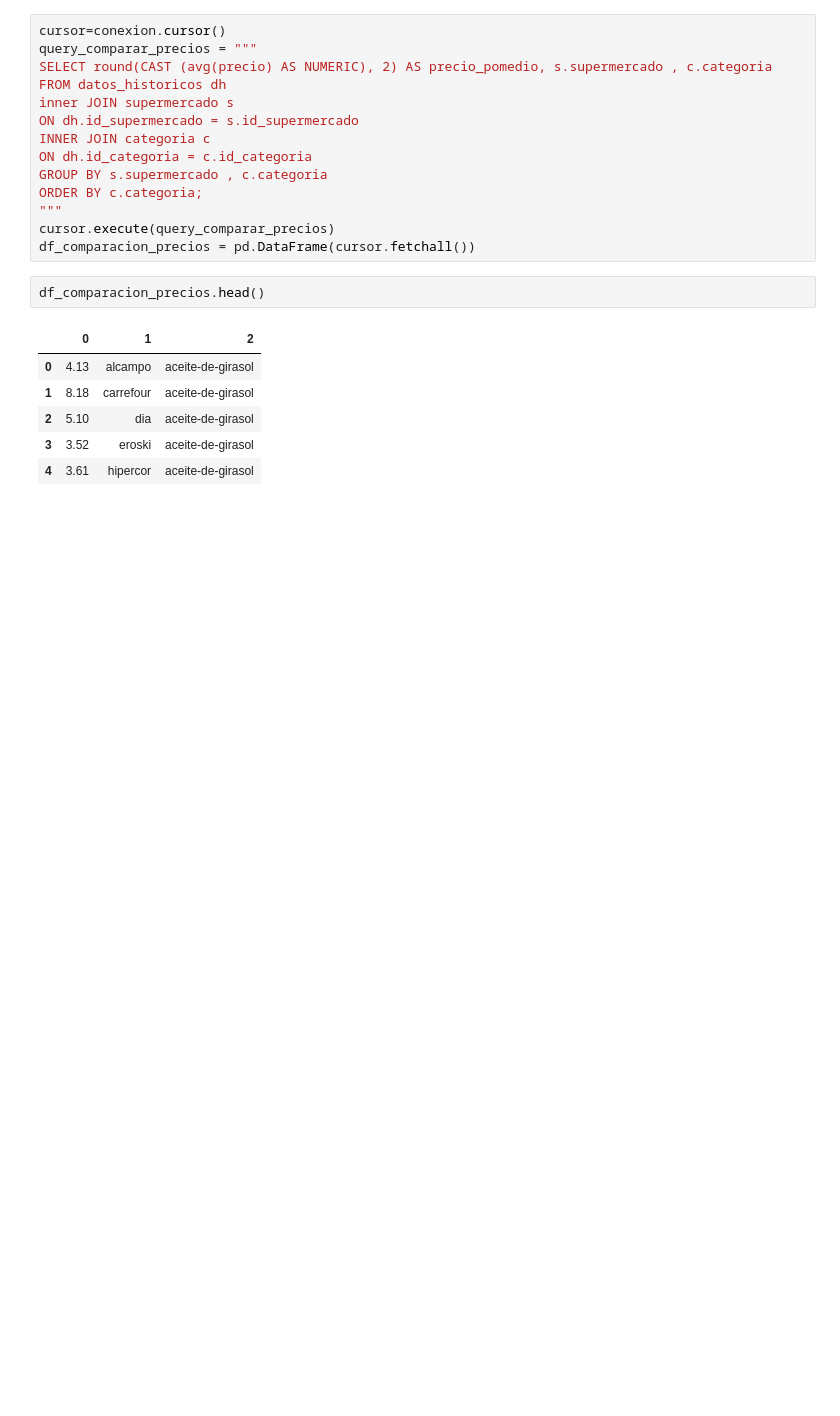
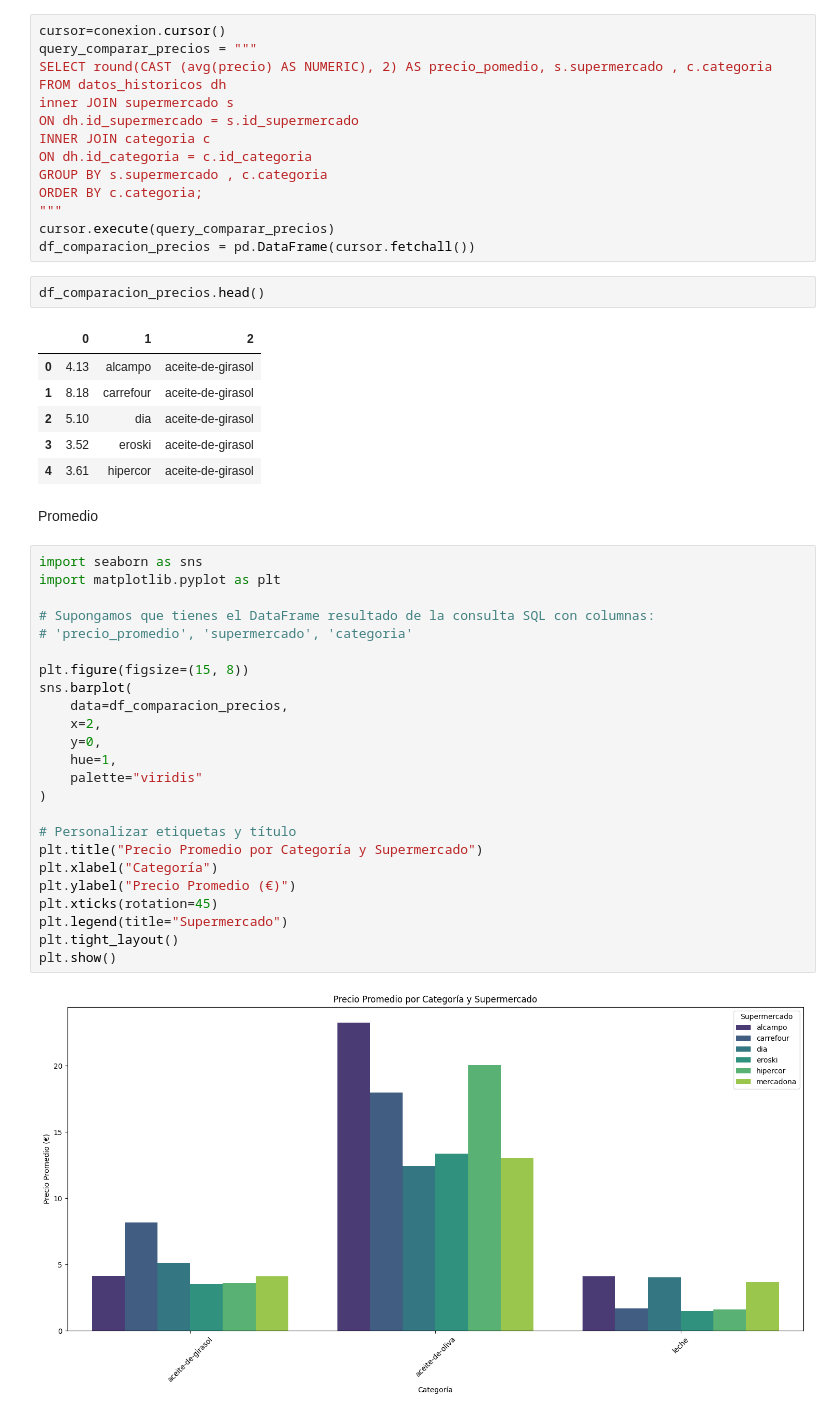
Before and after one commit to ngcarvajall/Proyecto1-AnalisisFacua, a Jupyter notebook: Notebooks/EDA.ipynb, the cells around one changed output. Cells and saved outputs as stored; diff of their text form; blank space fills up the shorter version.

```diff
--- a/Notebooks/EDA.ipynb
+++ b/Notebooks/EDA.ipynb
@@ -588,3 +693,31 @@ df_comparacion_precios.head()
 | 2 | 5.10 | dia | aceite-de-girasol |
 | 3 | 3.52 | eroski | aceite-de-girasol |
 | 4 | 3.61 | hipercor | aceite-de-girasol |
+# %% [markdown]
+Promedio
+# %%
+import seaborn as sns
+import matplotlib.pyplot as plt
+
+# Supongamos que tienes el DataFrame resultado de la consulta SQL con columnas:
+# 'precio_promedio', 'supermercado', 'categoria'
+
+plt.figure(figsize=(15, 8))
+sns.barplot(
+    data=df_comparacion_precios,
+    x=2,
+    y=0,
+    hue=1,
+    palette="viridis"
+)
+
+# Personalizar etiquetas y título
+plt.title("Precio Promedio por Categoría y Supermercado")
+plt.xlabel("Categoría")
+plt.ylabel("Precio Promedio (€)")
+plt.xticks(rotation=45)
+plt.legend(title="Supermercado")
+plt.tight_layout()
+plt.show()
+# %% [output]
+[figure, added]
```
Also changed, not shown: parts of 12 cells of this notebook.
